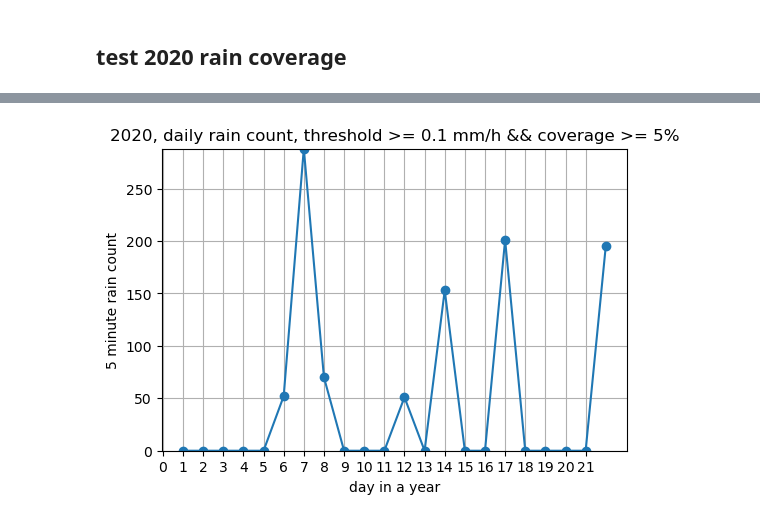
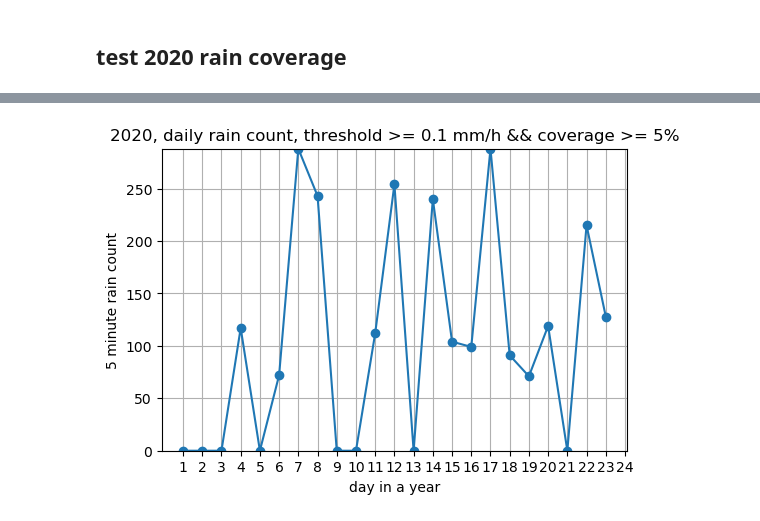
Before and after one commit to Yuchaowni/rainymotion, a Jupyter notebook: docs/notebooks/use_dailyJoblib_check_rain_coverage.ipynb, the cells around one changed output, grey strips where cells are left out. Saved outputs shown, nothing was run; the diff lists cells and outputs as text; code cells hidden in the pictures.

```diff
--- a/docs/notebooks/use_dailyJoblib_check_rain_coverage.ipynb
+++ b/docs/notebooks/use_dailyJoblib_check_rain_coverage.ipynb
@@ -229,11 +229,10 @@ plt.show()
 # %% [markdown]
 ## test 2020 rain coverage
 # %%
-%%time
-rain_year = np.zeros(shape=(22,288), dtype = np.float16)
+rain_year = np.zeros(shape=(23,288), dtype = np.float16)
 data_folder = "/Users/jiang/data/jma_radar"
 dt     = datetime(2020,1,1,0,0)  # included
-dt_end = datetime(2020,1,23,0,0)  # not included
+dt_end = datetime(2020,1,24,0,0)  # not included
 time_step = 24 * 60 * 60 # seconds
 threshold = 0.1
 cnt = 0
@@ -258,12 +252,12 @@ rain
 # %%
 plt.figure(dpi=100)
-plt.plot(list(range(1,23)),np.sum(rain_year >= 10, axis = 1),'-o')
+plt.plot(list(range(1,24)),np.sum(rain_year >= 5, axis = 1),'-o')
 plt.xlabel("day in a year")
 plt.ylabel("5 minute rain count")
 plt.title(f"2020, daily rain count, threshold >= 0.1 mm/h && coverage >= 5%")
-plt.xticks(np.linspace(0,21,22))
+plt.xticks(np.linspace(1,24,24))
 plt.ylim([0,288])
 plt.grid()
 plt.show()
 # %% [output]
-[figure, old version]
+[figure, new version]
```
Also changed, not shown: parts of 3 cells of this notebook, 12 other files.
